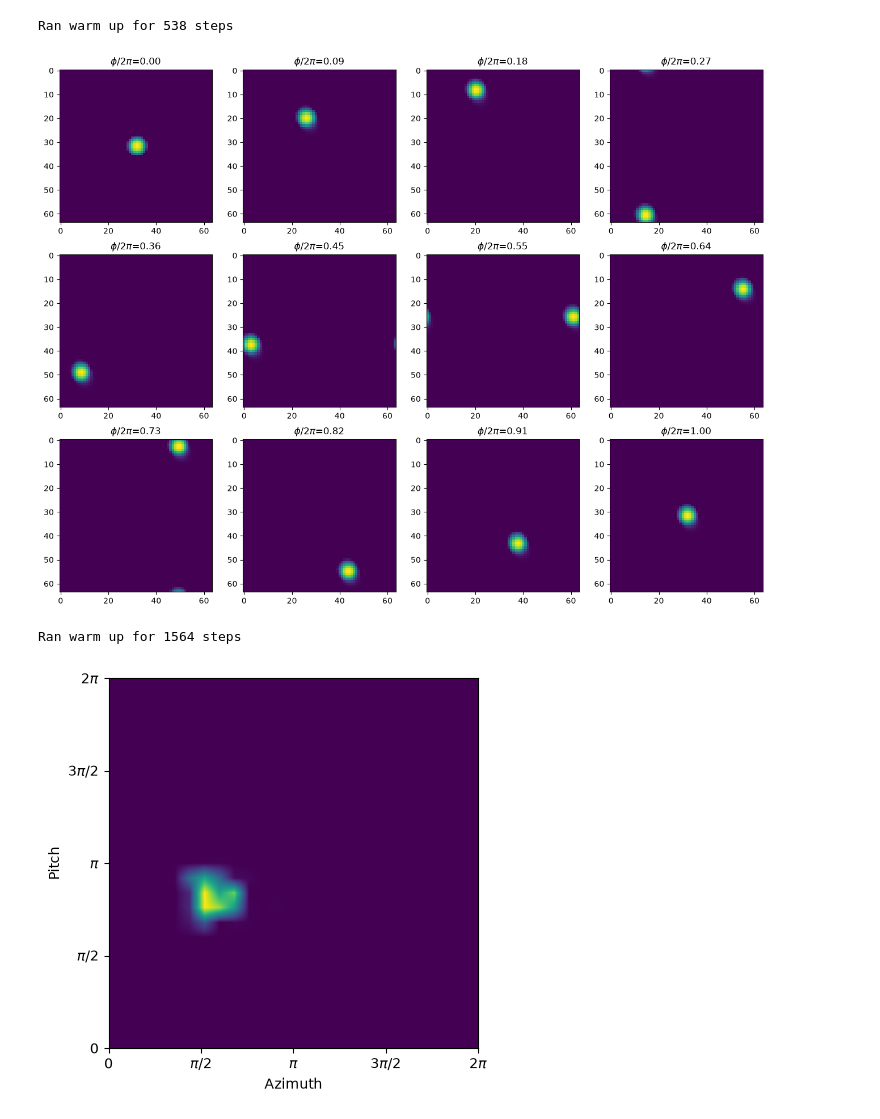
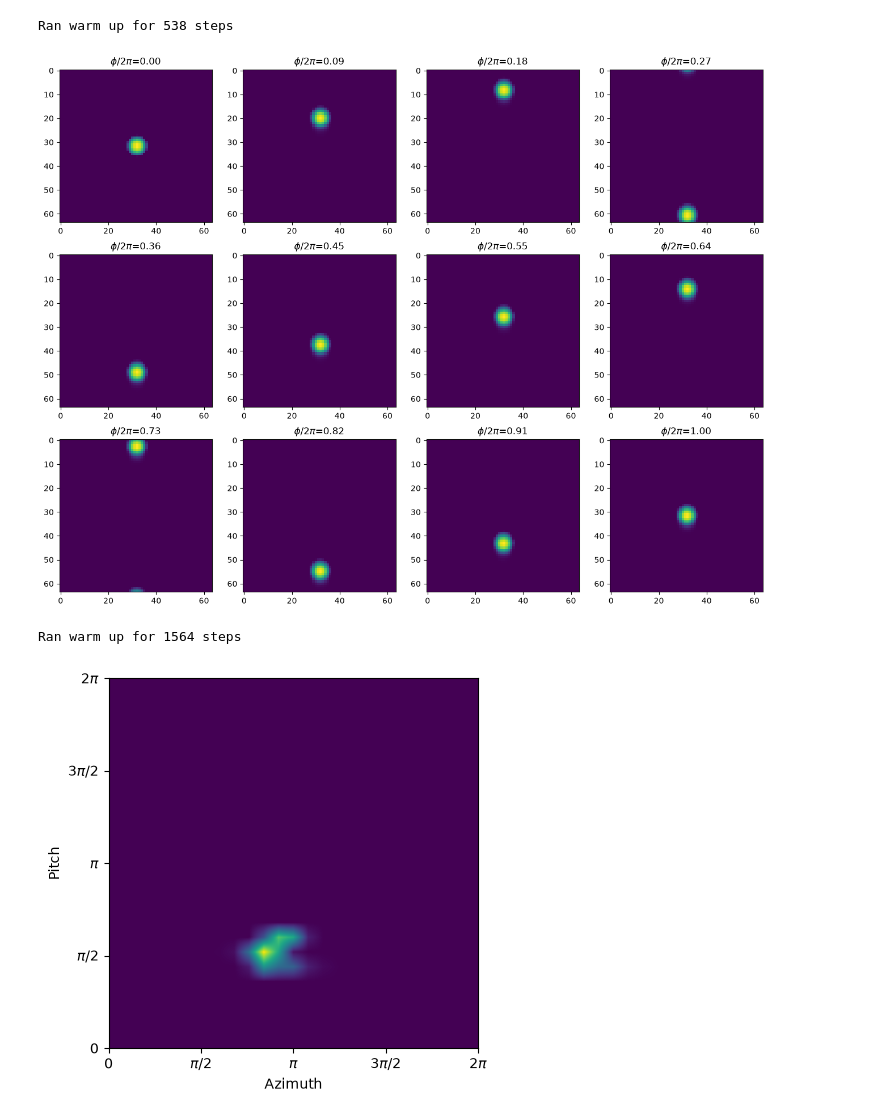
Before and after one commit to siaulich/grid-cells, a Jupyter notebook: notebooks/bat_flight_single_bump.ipynb, the cells around one changed output. Drawn from its saved outputs; the diff is of its cells as text; code cells hidden in the pictures.

```diff
--- a/notebooks/bat_flight_single_bump.ipynb
+++ b/notebooks/bat_flight_single_bump.ipynb
@@ -13,8 +13,10 @@ n_min_plots = 10
 dt = 0.5e-3
 n = 64
 
-net = ToroidZhang1996(n=n, dt=dt, periodicity=18, revolutions=(2,0), use_single_bump=True)
-net.s[n//2,n//2] = 10
+net = ToroidZhang1996(
+    n=n, dt=dt, periodicity=18, revolutions=(2, 0), use_single_bump=True
+)
+net.s[n // 2, n // 2] = 10
 net.warm_up()
 ncols = np.int64(np.ceil(np.sqrt(n_min_plots)))
 nrows = np.int64(np.ceil(n_min_plots / ncols))
@@ -40,12 +42,14 @@ for step_iter in range(n_steps):
     time += dt
 # %% [output]
 Ran warm up for 538 steps
-[figure, old version]
+[figure, new version]
 # %%
 T = 400
 dt = 0.5e-3
 n = 64
-net = ToroidZhang1996(n=n, dt=dt, periodicity=18, revolutions=(1,1.5),use_single_bump=True)
+net = ToroidZhang1996(
+    n=n, dt=dt, periodicity=18, revolutions=(1, 1), use_single_bump=True
+)
 net.warm_up()
 bat_flight = generate_bat_flight(T=T, dt=dt)
 n_steps = bat_flight["pos"].shape[0]
@@ -57,29 +61,29 @@ Ran warm up for 1564 steps
 # %%
 from grid_cells.plot_tools import activity_map
 
-cell_index = 0
+cell_index = 3
 
 direction_activity_map, counts, direction_edges = activity_map(
     bat_flight["dir_torus"], recording["cell_recording"][:, cell_index], nbins=25
 )
 fig, ax = plt.subplots()
 ax.imshow(
     direction_activity_map,
     extent=(
         direction_edges[0][0],
         direction_edges[0][-1],
         direction_edges[1][0],
         direction_edges[1][-1],
     ),
     interpolation="bilinear",
     origin="lower",
 )
 ax.set_xlabel("Azimuth")
 ax.set_ylabel("Pitch")
 ax.set_xticks(np.arange(0, 2.5, 0.5) * np.pi)
 ax.set_xticklabels([r"0", r"$\pi/2$", r"$\pi$", r"$3\pi/2$", r"2$\pi$"])
 ax.set_yticks(np.arange(0, 2.5, 0.5) * np.pi)
 ax.set_yticklabels([r"0", r"$\pi/2$", r"$\pi$", r"$3\pi/2$", r"2$\pi$"])
 fig.savefig(os.path.join(PLOTS_DIR, "bat_flight_3d_direction_single_bump_periodic.png"))
 # %% [output]
-[figure, old version]
+[figure, new version]
```
Also changed, not shown: 9 other files.
